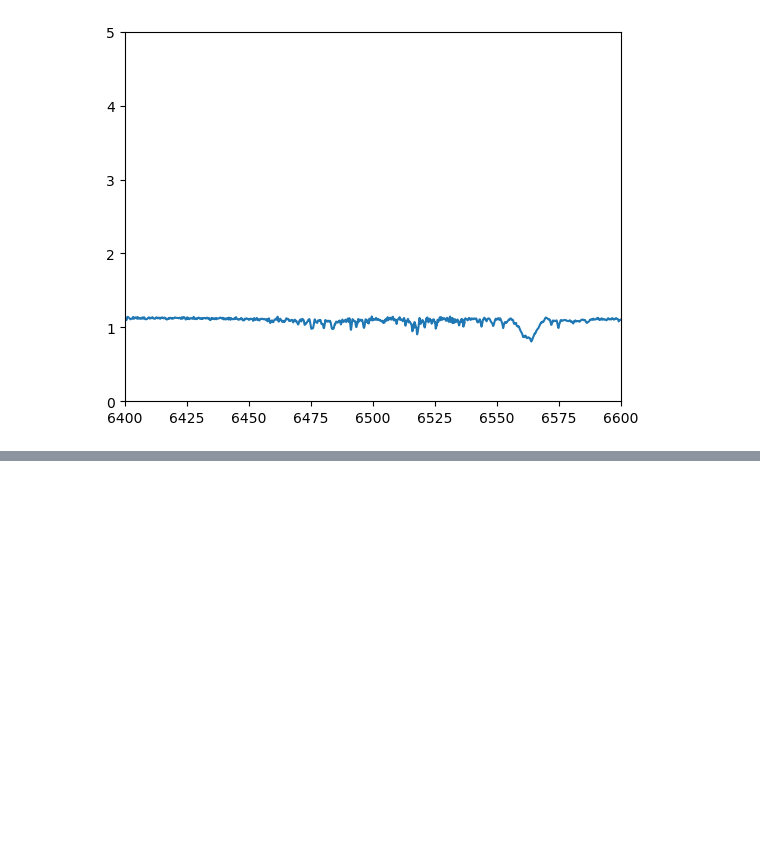
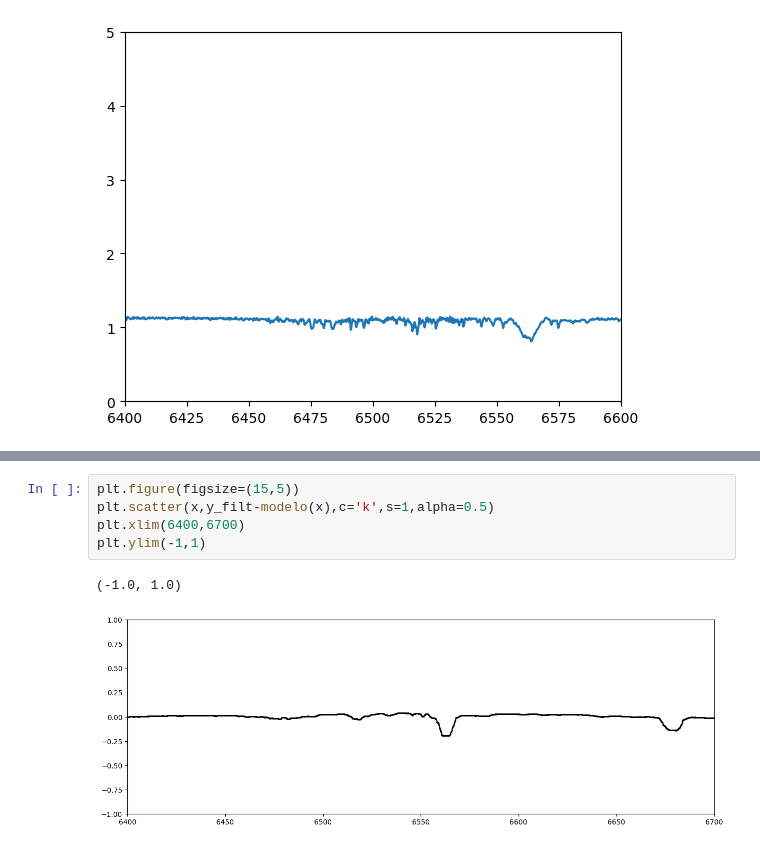
Before and after one commit to lsperezm/Be_Stars, a Jupyter notebook: DataAnalysis/Oct17/Oct17_KAql.ipynb, the cells around one changed output, grey strips where cells are left out. Saved outputs shown, nothing was run; the diff lists cells and outputs as text; blank space fills up the shorter version.

```diff
--- a/DataAnalysis/Oct17/Oct17_KAql.ipynb
+++ b/DataAnalysis/Oct17/Oct17_KAql.ipynb
@@ -41,0 +82,8 @@ plt.ylim(0,5)
+# %%
+plt.figure(figsize=(15,5))
+plt.scatter(x,y_filt-modelo(x),c='k',s=1,alpha=0.5)
+plt.xlim(6400,6700)
+plt.ylim(-1,1)
+# %% [output]
+(-1.0, 1.0)
+[figure, added]
```
Also changed, not shown: parts of 5 cells of this notebook, 11 other files.
